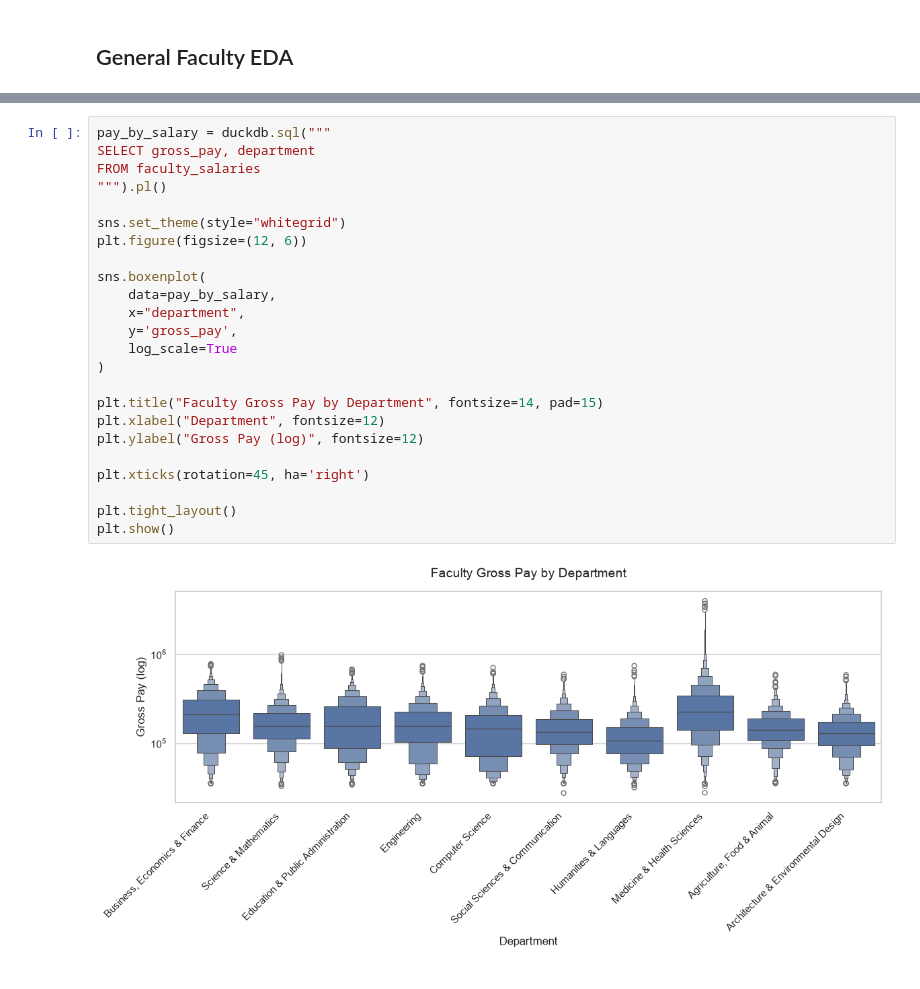
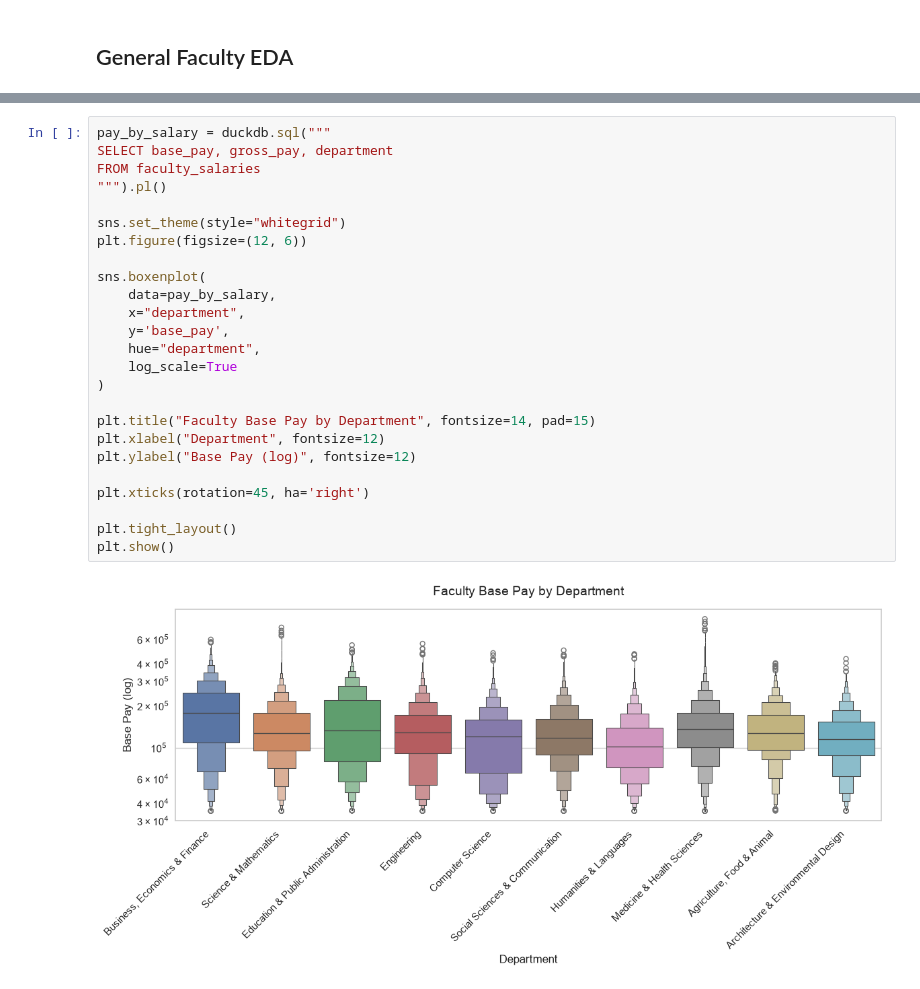
Before and after one commit to CSC4693-Fall-2026/CSC4693, a Jupyter notebook: Faculty/analyze_faculty.ipynb, the cells around one changed output, grey strips where cells are left out. Saved outputs shown, nothing was run; the diff lists cells and outputs as text.

```diff
--- a/Faculty/analyze_faculty.ipynb
+++ b/Faculty/analyze_faculty.ipynb
@@ -38,27 +38,28 @@ shape: (9, 11)
 | "max" | 2024.0 | "uc sf law" | "zyrene" | "zyzik " | "writer sr" | "Social Sciences & Communicatio… | 3.974061e6 | 838117.0 | 94536.0 | ... |
 # %%
 pay_by_salary = duckdb.sql("""
-SELECT gross_pay, department
+SELECT base_pay, gross_pay, department
 FROM faculty_salaries
 """).pl()
 
 sns.set_theme(style="whitegrid")
 plt.figure(figsize=(12, 6))
 
 sns.boxenplot(
     data=pay_by_salary,
     x="department",
-    y='gross_pay',
+    y='base_pay',
+    hue="department",
     log_scale=True
 )
 
-plt.title("Faculty Gross Pay by Department", fontsize=14, pad=15)
+plt.title("Faculty Base Pay by Department", fontsize=14, pad=15)
 plt.xlabel("Department", fontsize=12)
-plt.ylabel("Gross Pay (log)", fontsize=12)
+plt.ylabel("Base Pay (log)", fontsize=12)
 
 plt.xticks(rotation=45, ha='right')
 
 plt.tight_layout()
 plt.show()
 # %% [output]
-[figure, old version]
+[figure, new version]
```
Also changed, not shown: parts of 8 cells of this notebook.
